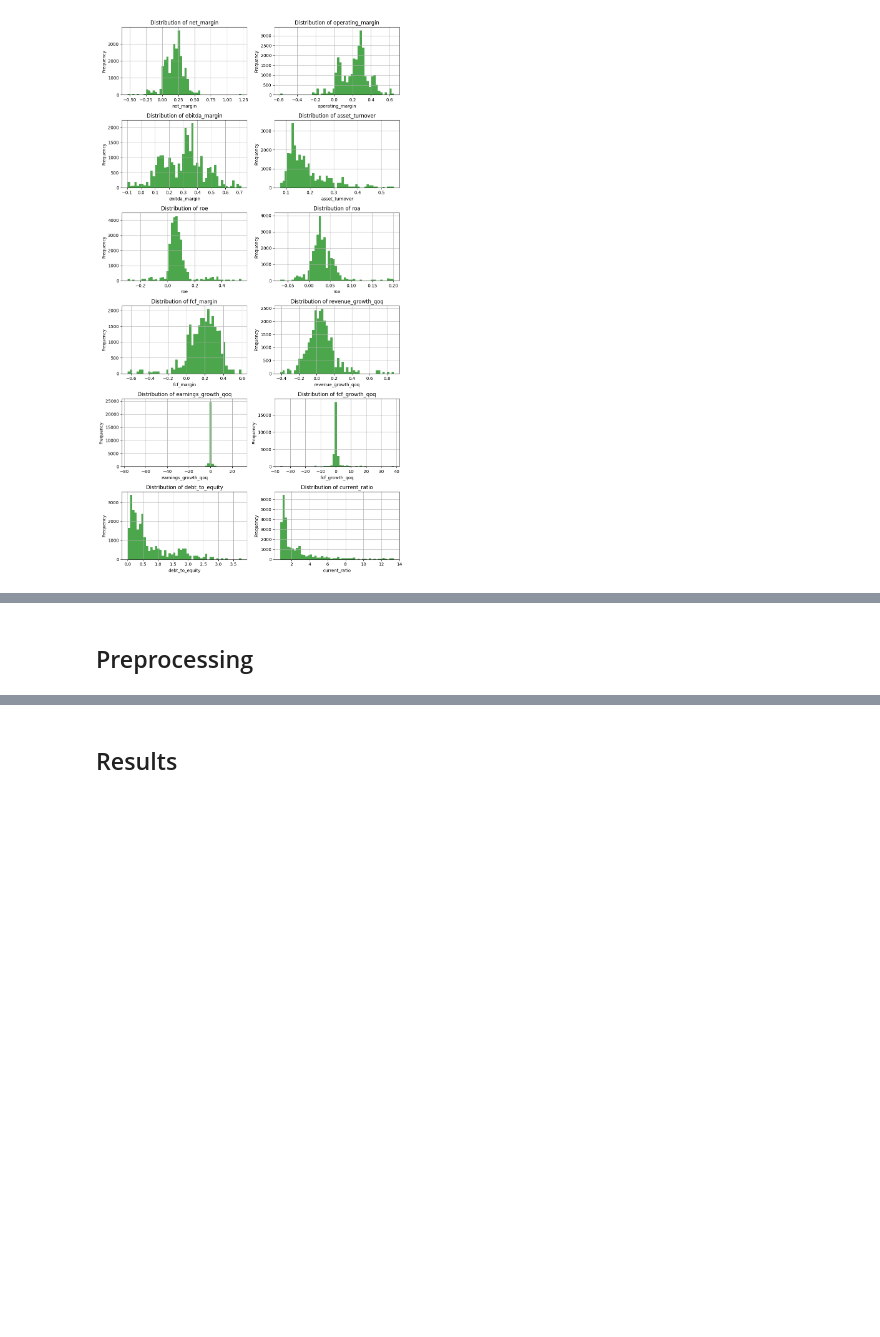
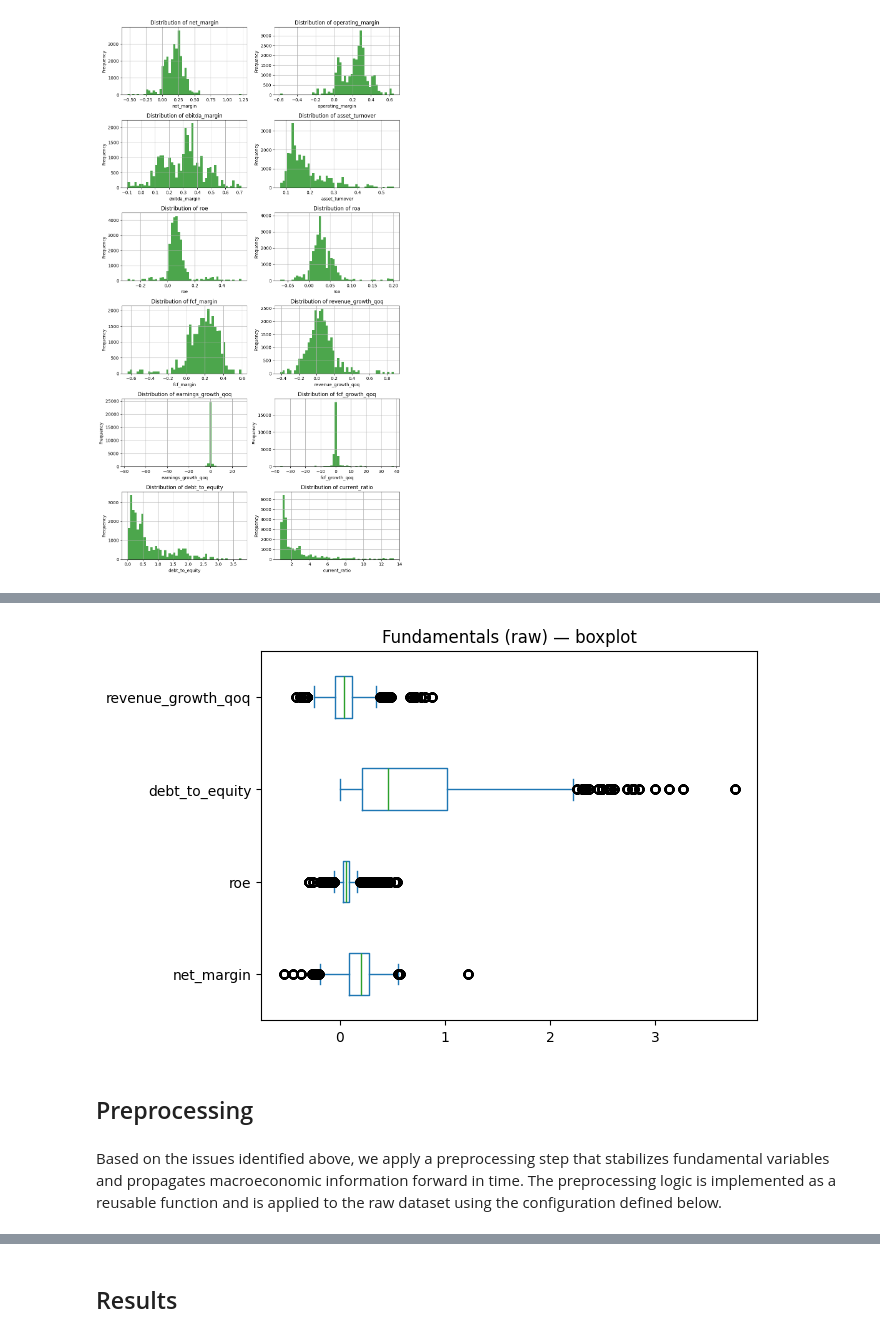
Before and after one commit to IgorDragone/hybrid-stock-prediction-thesis, a Jupyter notebook: notebooks/02_preprocessing.ipynb, the cells around one changed output, grey strips where cells are left out. Drawn from its saved outputs; the diff is of its cells as text; code cells hidden in the pictures; blank space fills up the shorter version.

Commit message:
preprocessing nb almost done

```diff
--- a/notebooks/02_preprocessing.ipynb
+++ b/notebooks/02_preprocessing.ipynb
@@ -174,2 +273,12 @@ plt.show()
+# %%
+cols_box = ["net_margin", "roe", "debt_to_equity", "revenue_growth_qoq"]
+df_raw[cols_box].plot(kind="box", vert=False)
+plt.title("Fundamentals (raw) — boxplot")
+plt.show()
+# %% [output]
+[figure, added]
 # %% [markdown]
 ## Preprocessing
+# %% [markdown]
+Based on the issues identified above, we apply a preprocessing step that stabilizes fundamental variables and propagates macroeconomic information forward in time.
+The preprocessing logic is implemented as a reusable function and is applied to the raw dataset using the configuration defined below.
```
Also changed, not shown: parts of 76 cells of this notebook, 3 other files.
